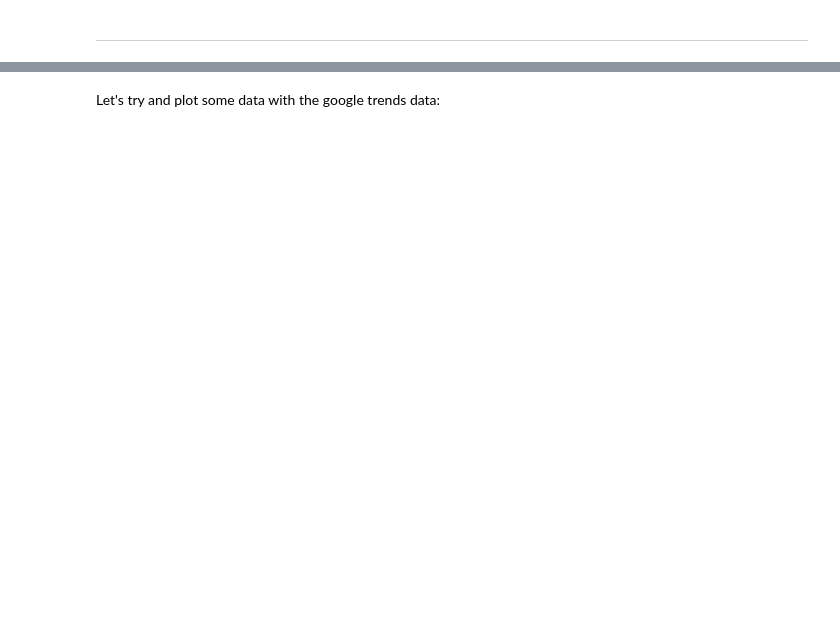
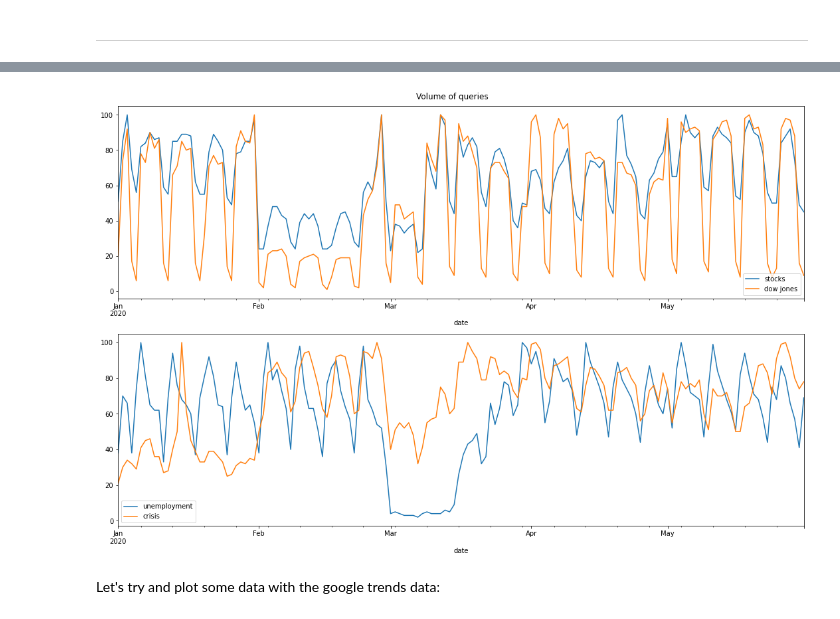
Before and after one commit to epfl-ada/ada-2020-project-milestone-p3-p3_adanas, a Jupyter notebook: creative_extension.ipynb, the cells around one changed output, grey strips where cells are left out. Cells and saved outputs as stored; diff of their text form; code cells hidden in the pictures; blank space fills up the shorter version.

```diff
--- a/creative_extension.ipynb
+++ b/creative_extension.ipynb
@@ -172,7 +156,7 @@ import time
 
 def GetTrends(keywords, start_date, end_date):
     """
-    return the Google trends data (weekly and daily)
+    returns the Google trends data (weekly and daily)
 
     :param keywords: the list of the keywords to search data for
     :param start_date: string of start_date. (Y-M-D format)
@@ -181,9 +165,7 @@ def GetTrends(keywords, start_date, end_date):
 
     startTime = time.time()
 
-
     timeframe = start_date +' '+ end_date
-
 
     start_date = datetime.date(datetime.strptime(start_date,"%Y-%m-%d"))
     end_date = datetime.date(datetime.strptime(end_date,"%Y-%m-%d"))
@@ -196,7 +178,7 @@ def GetTrends(keywords, start_date, end_date):
     # timezone offset=360 (US CST)
     pytrends = TrendReq(hl='en-US', tz=360)
 
-    #keywords list kw_list
+    # keywords list kw_list
 
     weekly_dataset = []
 
@@ -205,19 +187,18 @@ def GetTrends(keywords, start_date, end_date):
 
     for keyword in keywords:
 
-        #build payload for pytrends
+        # build payload for pytrends
         pytrends.build_payload(
         kw_list=[keyword],
         timeframe = timeframe)
 
-        #get weekly data
+        # get weekly data
         tmp_data = pytrends.interest_over_time()
 
         if not tmp_data.empty:
             weekly_data[keyword] = tmp_data[keyword]
 
-
-        #get daily data
+        # get daily data
         col_name = keyword+"_unscaled"
         tmp_data = dailydata.get_daily_data(keyword,
                                               start_year,
@@ -237,11 +218,3 @@ def GetTrends(keywords, start_date, end_date):
     print("Google Trends data download success.")
 
     return weekly_data, daily_data
-
-# -----------------------------------------------------------------------------------------------------------------
-
-# is there better way to find these keywords ? (thi is hardcoded)
-keywords = ['debt','loan','job','unemployment','economics','inflation','sell','bonds','gold','stocks','dow jones', \
-            'crisis','finance','risk','leverage']
-
-g_trends_weekly, g_trend_daily = GetTrends(keywords, start_date, str(end_date))
@@ -273,0 +221,16 @@ res = g_trend_daily.to_csv("data/daily_google_trends.csv")
+# %%
+# List of possible keywords
+keywords = ['debt','loan','job','unemployment','economics','inflation','sell','bonds','gold','stocks','dow jones', \
+            'crisis','finance','risk','leverage']
+
+keywords = ['unemployment','stocks','crisis','dow jones']
+
+# Data already saved but here is how we got it
+if(False):
+    g_trends_weekly, g_trends_daily = GetTrends(keywords, start_date, end_date)
+    SaveData(g_trends_weekly, 'weekly_google_trends')
+    SaveData(g_trends_daily, 'daily_google_trends')
+else:
+    g_trends_daily = pd.read_csv('data/daily_google_trends.csv')
+    g_trends_daily.set_index(g_trends_daily.date.astype('datetime64[ns]'), inplace=True)
+    g_trends_daily.drop('date', axis=1, inplace=True)
@@ -274,20 +254,23 @@ res = g_trend_daily.to_csv("data/daily_google_trends.csv")
 # %%
 fig, axs = plt.subplots(2,figsize=(15,10))
-axe = axs[0]
+
 i=0
+
 for ind, keyword in enumerate(keywords):
     i=i+1
     if i % 2 == 0:
-        g_trends_weekly[keyword].plot(ax=axs[0], label=keyword)
+        g_trends_daily[keyword].plot(ax=axs[0], label=keyword)
         axs[0].legend(loc='best')
     else:
-        g_trends_weekly[keyword].plot(ax=axs[1], label=keyword)
+        g_trends_daily[keyword].plot(ax=axs[1], label=keyword)
         axs[1].legend(loc='best')
 
 
 fig.suptitle("Volume of queries")
 fig.tight_layout()
 plt.show()
+# %% [output]
+[figure, added]
 # %% [markdown]
 Let's try and plot some data with the google trends data:
 # %%
```
Also changed, not shown: parts of 15 cells of this notebook, 2 other files.
